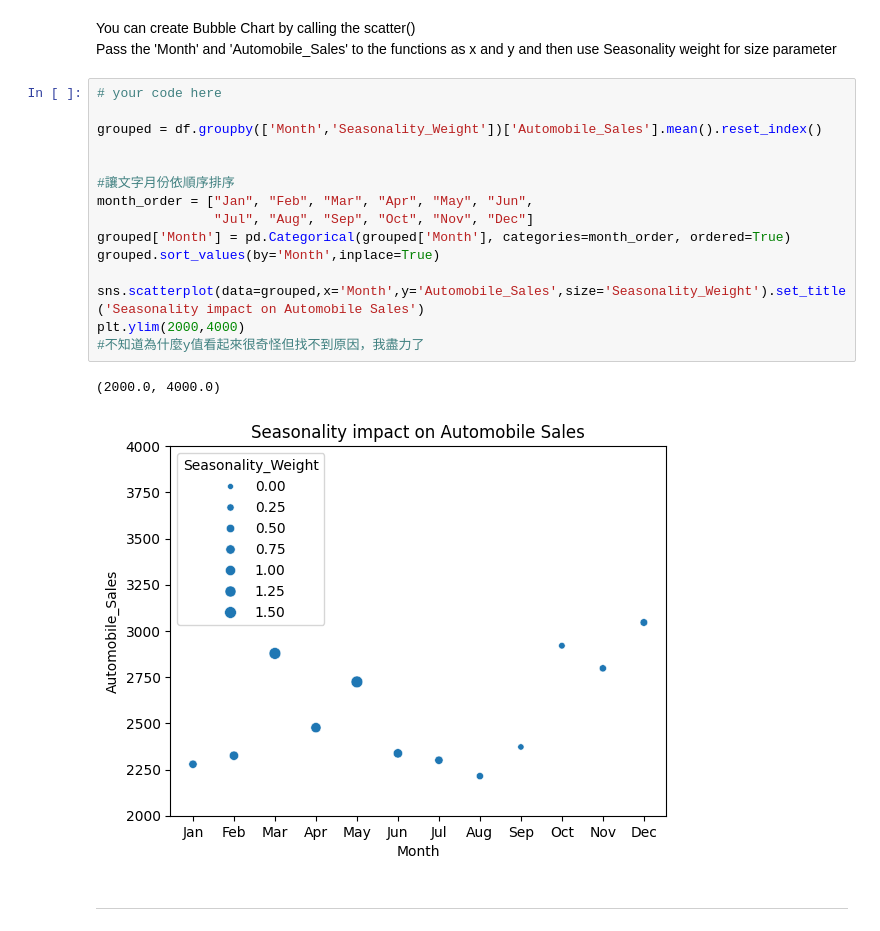
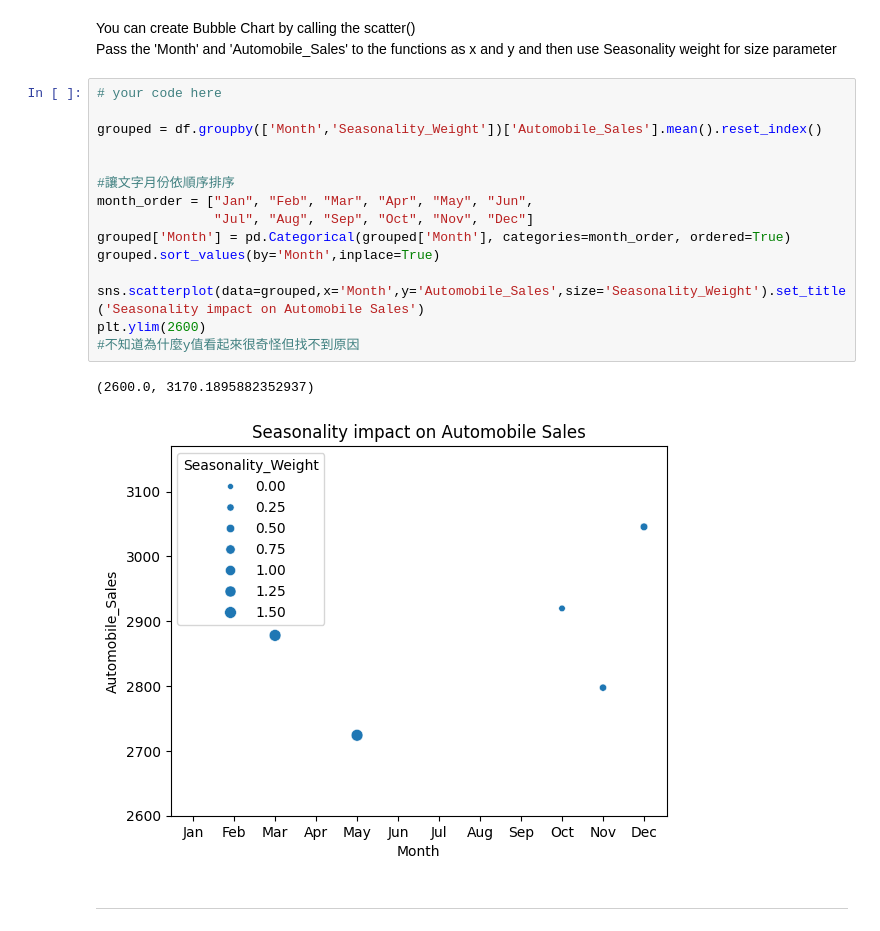
Before and after one commit to Ayukevin/Introduction-to-data-science, a Jupyter notebook: HW2/hw2_automobile/hw2_automobile.ipynb, the cells around one changed output. Cells and saved outputs as stored; diff of their text form.

```diff
--- a/HW2/hw2_automobile/hw2_automobile.ipynb
+++ b/HW2/hw2_automobile/hw2_automobile.ipynb
@@ -325,21 +326,21 @@ Title this plot as 'Seasonality impact on Automobile Sales'
 # %%
 # your code here
 
 grouped = df.groupby(['Month','Seasonality_Weight'])['Automobile_Sales'].mean().reset_index()
 
 
 #讓文字月份依順序排序
 month_order = ["Jan", "Feb", "Mar", "Apr", "May", "Jun",
                "Jul", "Aug", "Sep", "Oct", "Nov", "Dec"]
 grouped['Month'] = pd.Categorical(grouped['Month'], categories=month_order, ordered=True)
 grouped.sort_values(by='Month',inplace=True)
 
 sns.scatterplot(data=grouped,x='Month',y='Automobile_Sales',size='Seasonality_Weight').set_title('Seasonality impact on Automobile Sales')
-plt.ylim(2000,4000)
-#不知道為什麼y值看起來很奇怪但找不到原因，我盡力了
+plt.ylim(2600)
+#不知道為什麼y值看起來很奇怪但找不到原因
 # %% [output]
-(2000.0, 4000.0)
+(2600.0, 3170.1895882352937)
-[figure, old version]
+[figure, new version]
 # %% [markdown]
 ---
 # %% [markdown]
```
Also changed, not shown: parts of 8 cells of this notebook, 1 other file.
